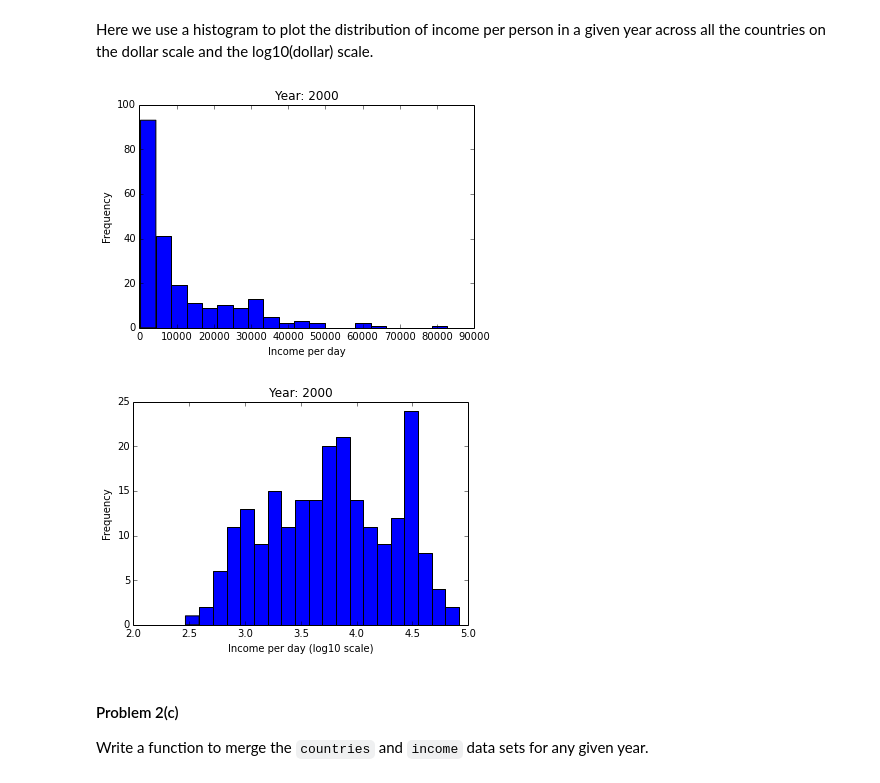
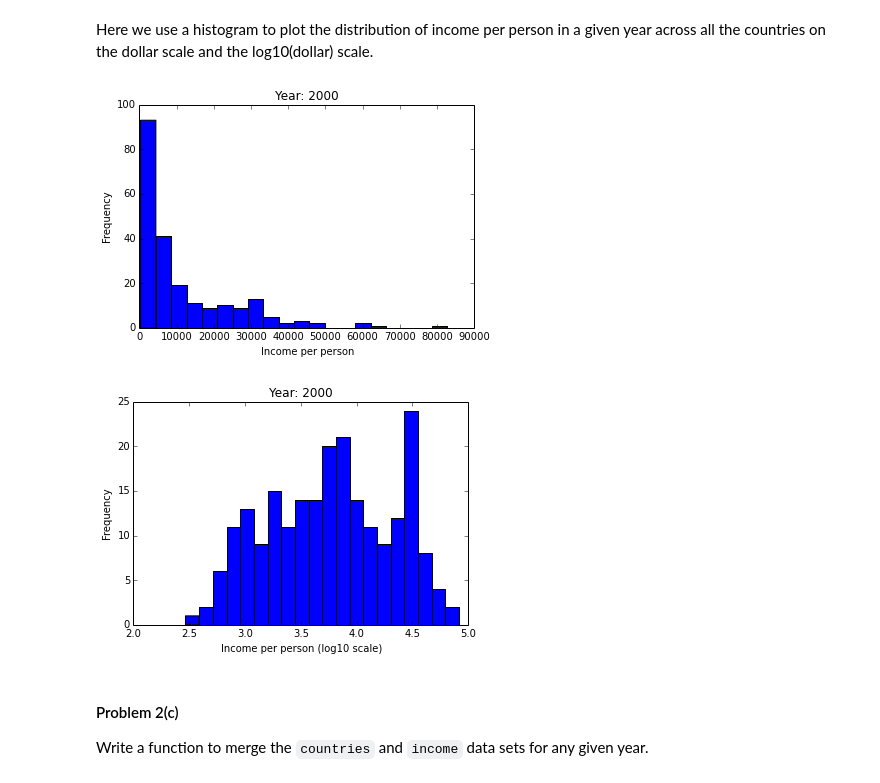
Before and after one commit to cs109/2014, a Jupyter notebook: homework-solutions/HW1-solutions.ipynb, the cells around one changed output. Drawn from its saved outputs; the diff is of its cells as text; code cells hidden in the pictures.

Commit message:
fixed x-axis label in 2(b) to per person (not per day) in HW1-Solutions.ipynb

```diff
--- a/homework-solutions/HW1-solutions.ipynb
+++ b/homework-solutions/HW1-solutions.ipynb
@@ -301,20 +301,20 @@ Here we use a histogram to plot the distribution of income per person in a given
 # %%
 year = 2000
 plt.plot(subplots=True)
 plt.hist(income.ix[year].dropna().values, bins = 20)
 plt.title('Year: %i' % year)
-plt.xlabel('Income per day')
+plt.xlabel('Income per person')
 plt.ylabel('Frequency')
 plt.show()
 
 plt.hist(np.log10(income.ix[year].dropna().values), bins = 20)
 plt.title('Year: %i' % year)
-plt.xlabel('Income per day (log10 scale)')
+plt.xlabel('Income per person (log10 scale)')
 plt.ylabel('Frequency')
 plt.show()
 # %% [output]
-[figure, old version]
+[figure, new version]
-[figure, old version]
+[figure, new version]
 # %% [markdown]
 #### Problem 2(c)
 
```
